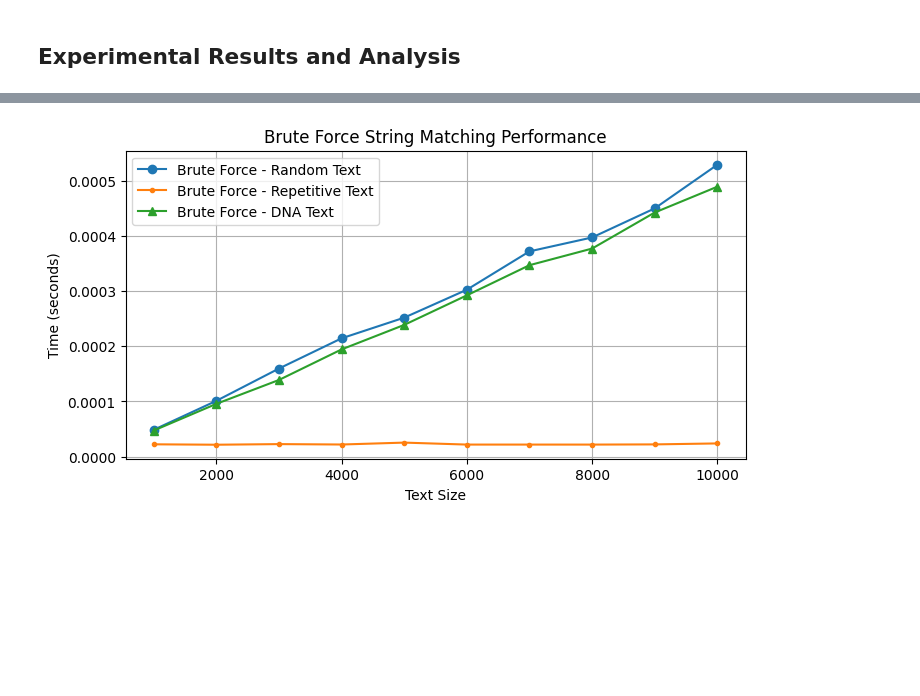
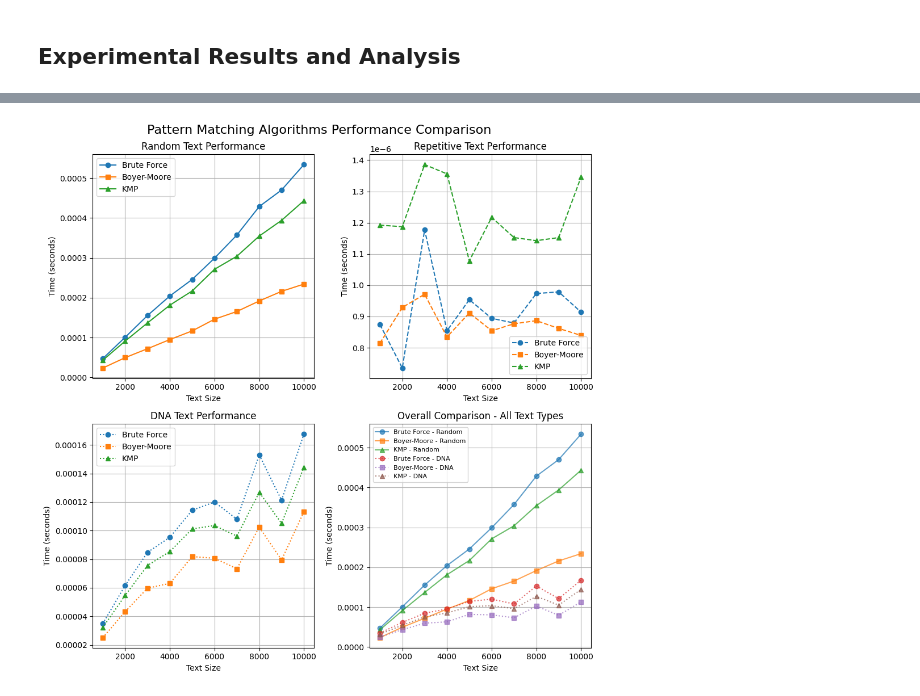
Before and after one commit to Rengeten1/Algorithms-and-Data-Structures, a Jupyter notebook: report/PatternMatchingReport.ipynb, the cells around one changed output, grey strips where cells are left out. Cells and saved outputs as stored; diff of their text form; code cells hidden in the pictures; blank space fills up the shorter version.

Commit message:
Fully Completed the Pattern Matching Report

```diff
--- a/report/PatternMatchingReport.ipynb
+++ b/report/PatternMatchingReport.ipynb
@@ -316,7 +295,17 @@ length of pattern_dna: 480
 # %%
 # Generating unacceptable patterns
 for i in range(len(text_sizes)):
-    # generating a random pattern that is not in the text
-    fake_pattern_random.append(pattern.generatePatternFake(pattern_sizes[i]))
-    fake_pattern_repetitive.append(pattern.generatePatternFake(pattern_sizes[i]))
-    fake_pattern_dna.append(pattern.generatePatternFake(pattern_sizes[i]))
+    for i in range(len(pattern_sizes)):
+        # generating a random pattern that is not in the text
+        fake_pattern_random.append(pattern.generatePatternFake(pattern_sizes[i]))
+        fake_pattern_repetitive.append(pattern.generatePatternFake(pattern_sizes[i]))
+        fake_pattern_dna.append(pattern.generatePatternFake(pattern_sizes[i]))
+
+# sample checking generated fake patterns
+print(fake_pattern_random[0])
+print('length of fake_pattern_random:', len(fake_pattern_random))
+print([len(fake_pattern_random[i]) for i in range(len(fake_pattern_random))])
+print('length of fake_pattern_repetitive:', len(fake_pattern_repetitive))
+print([len(fake_pattern_repetitive[i]) for i in range(len(fake_pattern_repetitive))])
+print('length of fake_pattern_dna:', len(fake_pattern_dna))
+print([len(fake_pattern_dna[i]) for i in range(len(fake_pattern_dna))])
@@ -371,18 +493,54 @@ IndexError: list index out of range
 # %%
-# Extract patterns from each text for consistent testing
+# Create subplots for better visualization
+fig, axes = plt.subplots(2, 2, figsize=(10, 10))
+fig.suptitle('Pattern Matching Algorithms Performance Comparison', fontsize=16)
 
+# Plot 1: Random Text
+axes[0, 0].set_title('Random Text Performance')
+axes[0, 0].plot(text_sizes, runtime_brute[0], label='Brute Force', marker='o', linestyle='-')
+axes[0, 0].plot(text_sizes, runtime_boyer_moore[0], label='Boyer-Moore', marker='s', linestyle='-')
+axes[0, 0].plot(text_sizes, runtime_kmp[0], label='KMP', marker='^', linestyle='-')
+axes[0, 0].set_xlabel('Text Size')
+axes[0, 0].set_ylabel('Time (seconds)')
+axes[0, 0].grid(True)
+axes[0, 0].legend()
 
-# Plotting the results
-plt.figure(figsize=(8, 4))
-plt.title('Brute Force String Matching Performance')
-plt.xlabel('Text Size')
-plt.ylabel('Time (seconds)')
-plt.grid(True)
+# Plot 2: Repetitive Text
+axes[0, 1].set_title('Repetitive Text Performance')
+axes[0, 1].plot(text_sizes, runtime_brute[1], label='Brute Force', marker='o', linestyle='--')
+axes[0, 1].plot(text_sizes, runtime_boyer_moore[1], label='Boyer-Moore', marker='s', linestyle='--')
+axes[0, 1].plot(text_sizes, runtime_kmp[1], label='KMP', marker='^', linestyle='--')
+axes[0, 1].set_xlabel('Text Size')
+axes[0, 1].set_ylabel('Time (seconds)')
+axes[0, 1].grid(True)
+axes[0, 1].legend()
 
-plt.plot(text_sizes, pattern_random_time[:], label='Brute Force - Random Text', marker='o')
-plt.plot(text_sizes, pattern_repetitive_time, label='Brute Force - Repetitive Text', marker='.')
-plt.plot(text_sizes, pattern_dna_time, label='Brute Force - DNA Text', marker='^')
-plt.legend()
+# Plot 3: DNA Text
+axes[1, 0].set_title('DNA Text Performance')
+axes[1, 0].plot(text_sizes, runtime_brute[2], label='Brute Force', marker='o', linestyle=':')
+axes[1, 0].plot(text_sizes, runtime_boyer_moore[2], label='Boyer-Moore', marker='s', linestyle=':')
+axes[1, 0].plot(text_sizes, runtime_kmp[2], label='KMP', marker='^', linestyle=':')
+axes[1, 0].set_xlabel('Text Size')
+axes[1, 0].set_ylabel('Time (seconds)')
+axes[1, 0].grid(True)
+axes[1, 0].legend()
+
+# Plot 4: Overall Comparison
+axes[1, 1].set_title('Overall Comparison - All Text Types')
+# Random text with solid lines
+axes[1, 1].plot(text_sizes, runtime_brute[0], label='Brute Force - Random', marker='o', linestyle='-', alpha=0.7)
+axes[1, 1].plot(text_sizes, runtime_boyer_moore[0], label='Boyer-Moore - Random', marker='s', linestyle='-', alpha=0.7)
+axes[1, 1].plot(text_sizes, runtime_kmp[0], label='KMP - Random', marker='^', linestyle='-', alpha=0.7)
+# DNA text with dotted lines
+axes[1, 1].plot(text_sizes, runtime_brute[2], label='Brute Force - DNA', marker='o', linestyle=':', alpha=0.7)
+axes[1, 1].plot(text_sizes, runtime_boyer_moore[2], label='Boyer-Moore - DNA', marker='s', linestyle=':', alpha=0.7)
+axes[1, 1].plot(text_sizes, runtime_kmp[2], label='KMP - DNA', marker='^', linestyle=':', alpha=0.7)
+axes[1, 1].set_xlabel('Text Size')
+axes[1, 1].set_ylabel('Time (seconds)')
+axes[1, 1].grid(True)
+axes[1, 1].legend(fontsize=8)
+
+plt.tight_layout()
 plt.show()
 # %% [output]
-[figure, old version]
+[figure, new version]
```
Also changed, not shown: parts of 15 cells of this notebook, 2 other files.
